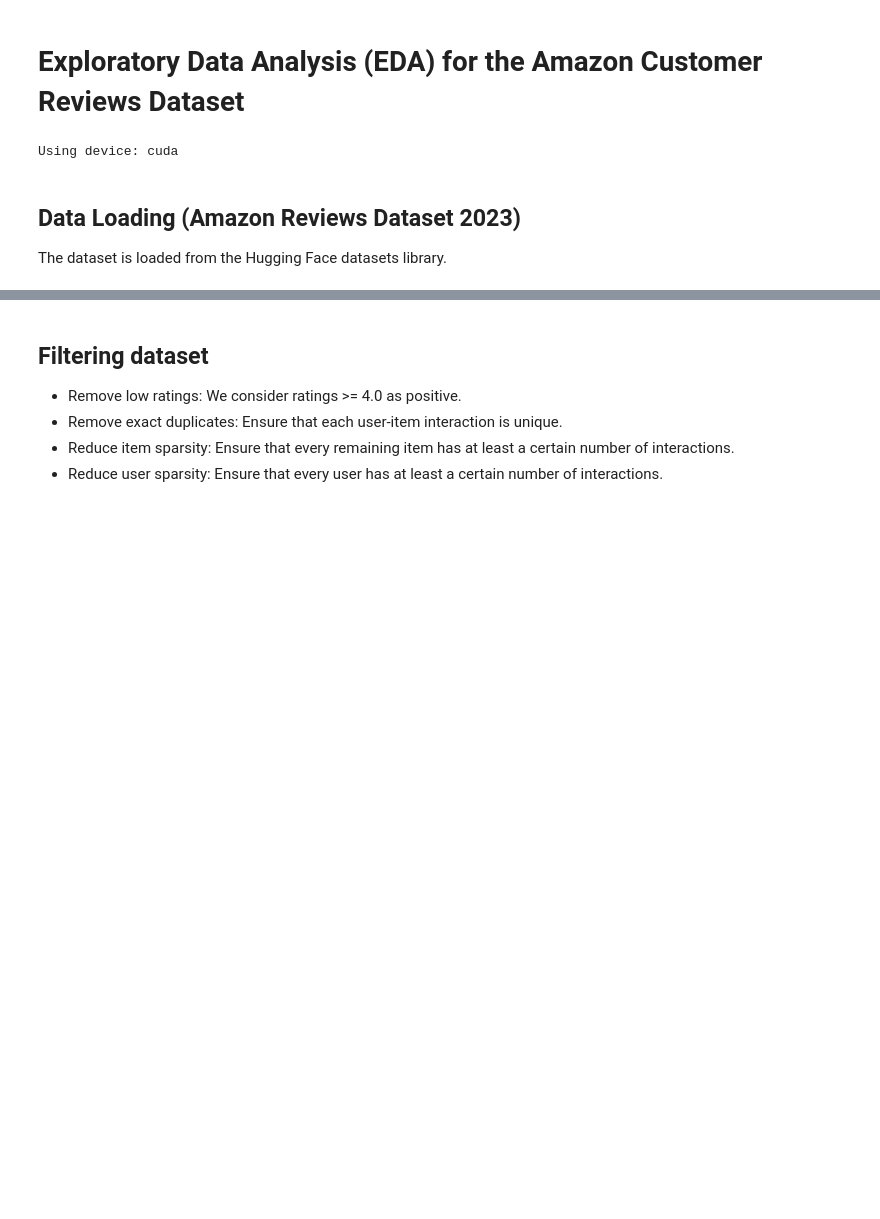
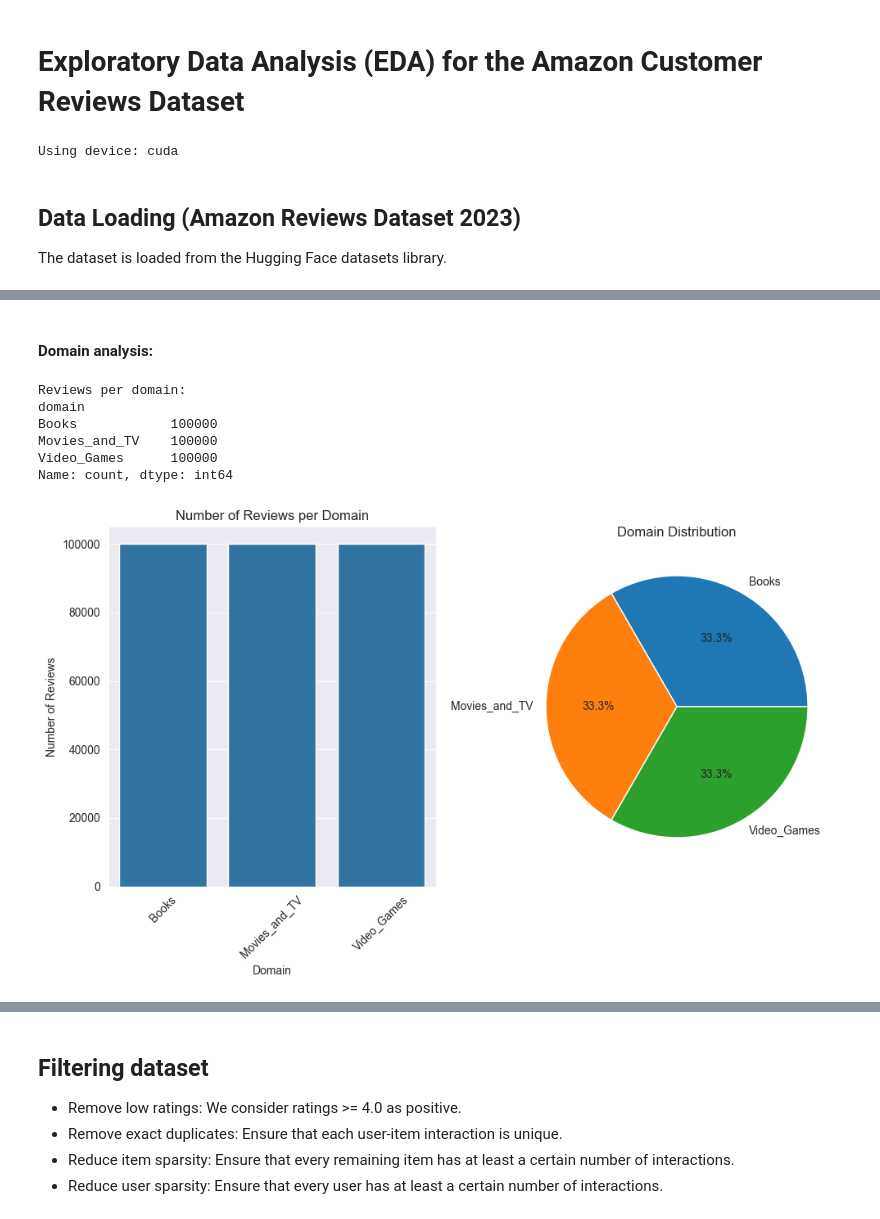
Before and after one commit to almosenja/Recommender-System, a Jupyter notebook: 01_EDA.ipynb, the cells around one changed output, grey strips where cells are left out. Saved outputs shown, nothing was run; the diff lists cells and outputs as text; code cells hidden in the pictures; blank space fills up the shorter version.

```diff
--- a/01_EDA.ipynb
+++ b/01_EDA.ipynb
@@ -53,4 +54,4 @@ def load_amazon_reviews(domain:str, max_per_domain:int=100000) -> pd.DataFrame:
     return pd.DataFrame(rows)
 
 dfs = [load_amazon_reviews(dom, max_per_domain=100000) for dom in TARGET_DOMAINS]
-df = pd.concat(dfs, ignore_index=True)
+df = pd.concat(dfs, ignore_index=True).sort_values("timestamp").reset_index(drop=True)
@@ -58,0 +100,31 @@ KeyboardInterrupt:
+# %% [markdown]
+#### Domain analysis:
+# %%
+domain_counts = df["domain"].value_counts()
+print("Reviews per domain:")
+print(domain_counts)
+
+# Visualize domain distribution
+plt.figure(figsize=(10, 6))
+
+plt.subplot(1, 2, 1)
+sns.barplot(x=domain_counts.index, y=domain_counts.values)
+plt.title("Number of Reviews per Domain")
+plt.xlabel("Domain")
+plt.ylabel("Number of Reviews")
+plt.xticks(rotation=45)
+
+plt.subplot(1, 2, 2)
+plt.pie(domain_counts.values, labels=domain_counts.index, autopct='%1.1f%%')
+plt.title("Domain Distribution")
+
+plt.tight_layout()
+plt.show()
+# %% [output]
+Reviews per domain:
+domain
+Books            100000
+Movies_and_TV    100000
+Video_Games      100000
+Name: count, dtype: int64
+[figure, added]
```
Also changed, not shown: parts of 22 cells of this notebook, 1 other file.
